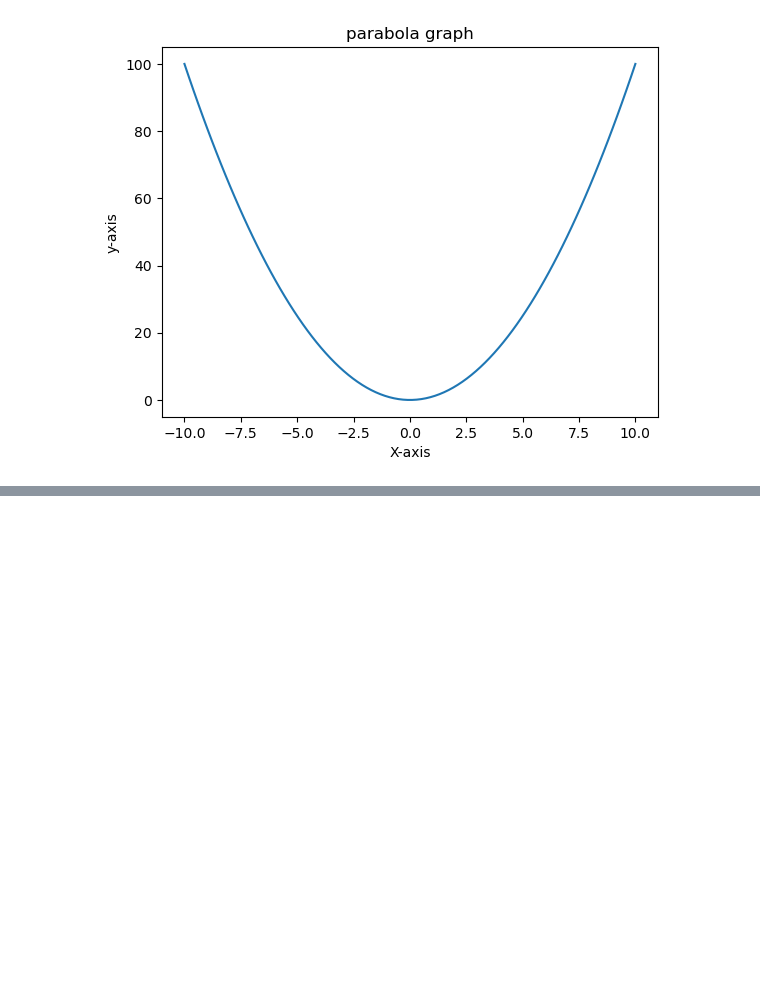
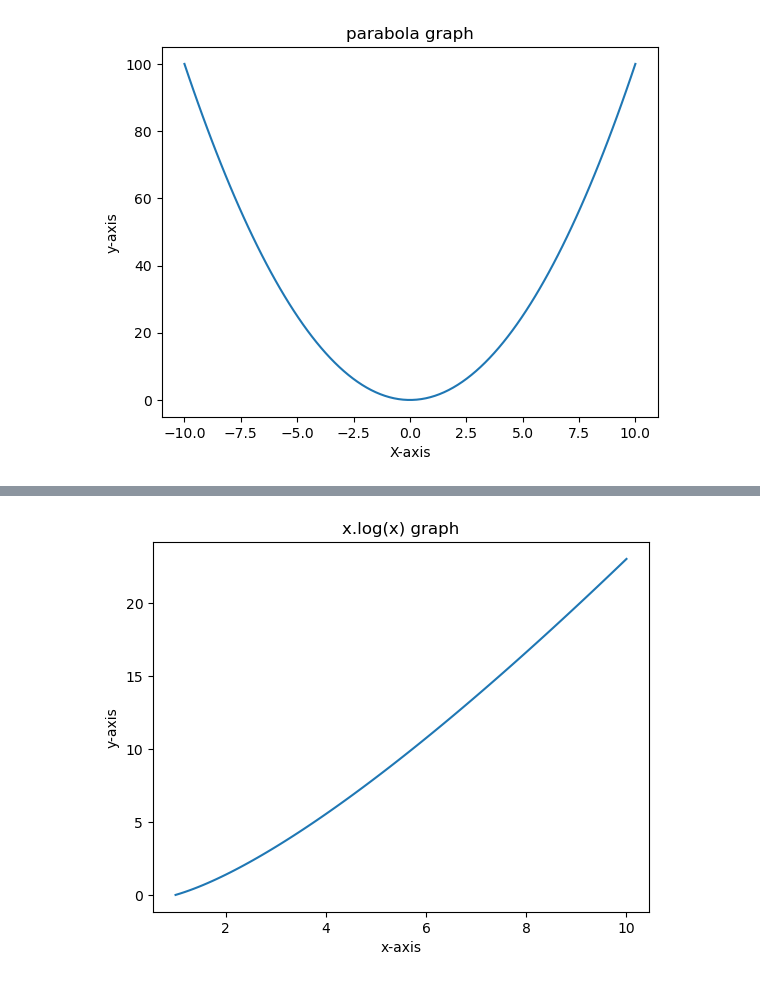
Before and after one commit to MrinmoyTalukdar27/Daily-python-problems, a Jupyter notebook: Day9-practice.ipynb, the cells around one changed output, grey strips where cells are left out. Drawn from its saved outputs; the diff is of its cells as text; code cells hidden in the pictures; blank space fills up the shorter version.

```diff
--- a/Day9-practice.ipynb
+++ b/Day9-practice.ipynb
@@ -55,0 +67,11 @@ plt.show
+# %%
+# now we need to plot an graph of y=xlog(x)
+x=np.linspace(1,10,100)
+y=x*np.log(x)
+plt.plot(x,y)
+plt.xlabel('x-axis')
+plt.ylabel('y-axis')
+plt.title('x.log(x) graph')
+plt.show()
+# %% [output]
+[figure, added]
```
Also changed, not shown: parts of 2 cells of this notebook.
